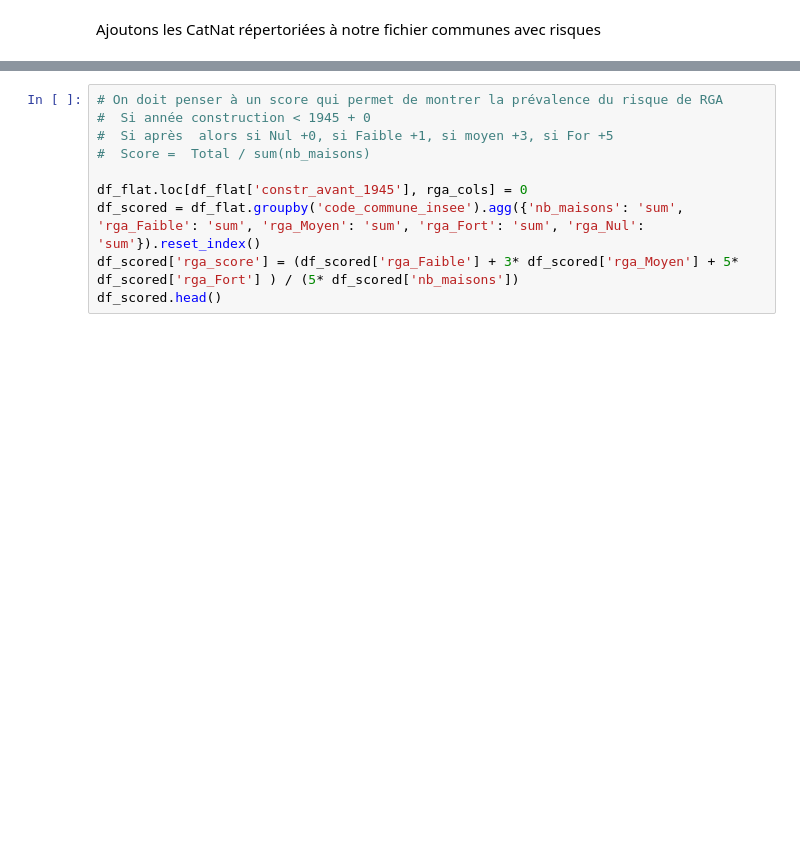
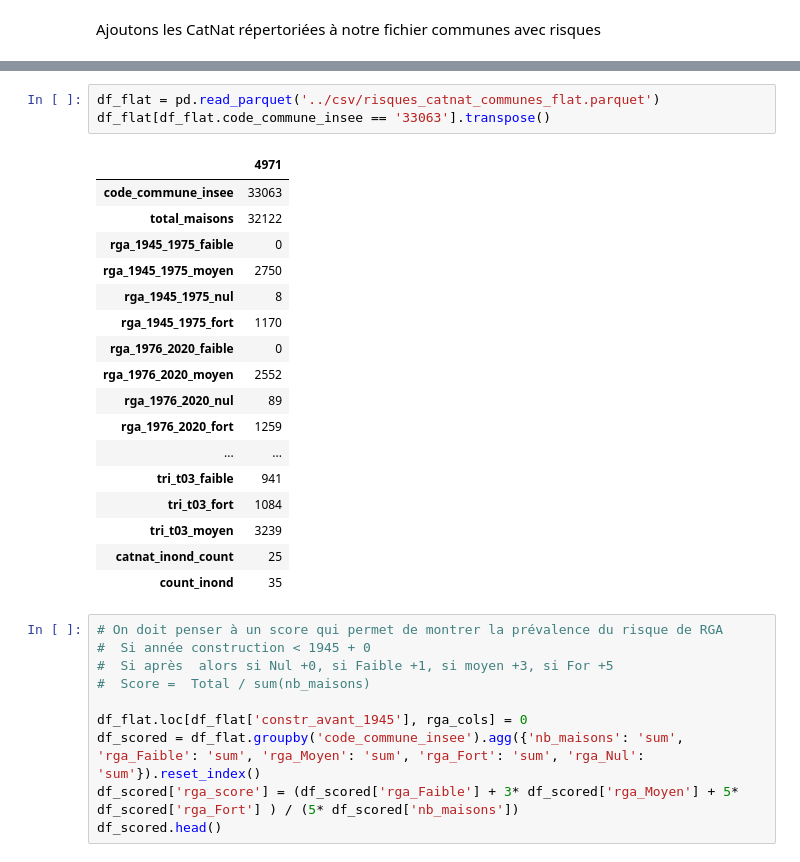
Before and after one commit to dataforgoodfr/14_PrixChangementClimatique, a Jupyter notebook: data/exploration/eda_jacques.ipynb, the cells around one changed output, grey strips where cells are left out. Cells and saved outputs as stored; diff of their text form; blank space fills up the shorter version.

```diff
--- a/data/exploration/eda_jacques.ipynb
+++ b/data/exploration/eda_jacques.ipynb
@@ -759,6 +895,27 @@ df_flat.head()
 | 3 | 01016 | 216 | 2 | 14 | 0 | ... |
 | 4 | 01017 | 258 | 8 | 9 | 0 | ... |
 5 rows × 34 columns
+# %%
+df_flat = pd.read_parquet('../csv/risques_catnat_communes_flat.parquet')
+df_flat[df_flat.code_commune_insee == '33063'].transpose()
+# %% [output]
+|  | 4971 |
+| code_commune_insee | 33063 |
+| total_maisons | 32122 |
+| rga_1945_1975_faible | 0 |
+| rga_1945_1975_moyen | 2750 |
+| rga_1945_1975_nul | 8 |
+| rga_1945_1975_fort | 1170 |
+| rga_1976_2020_faible | 0 |
+| rga_1976_2020_moyen | 2552 |
+| rga_1976_2020_nul | 89 |
+| rga_1976_2020_fort | 1259 |
+| ... | ... |
+| tri_t03_faible | 941 |
+| tri_t03_fort | 1084 |
+| tri_t03_moyen | 3239 |
+| catnat_inond_count | 25 |
+| count_inond | 35 |
 # %%
 # On doit penser à un score qui permet de montrer la prévalence du risque de RGA
 #  Si année construction < 1945 + 0
```
Also changed, not shown: parts of 8 cells of this notebook, 1 other file.
